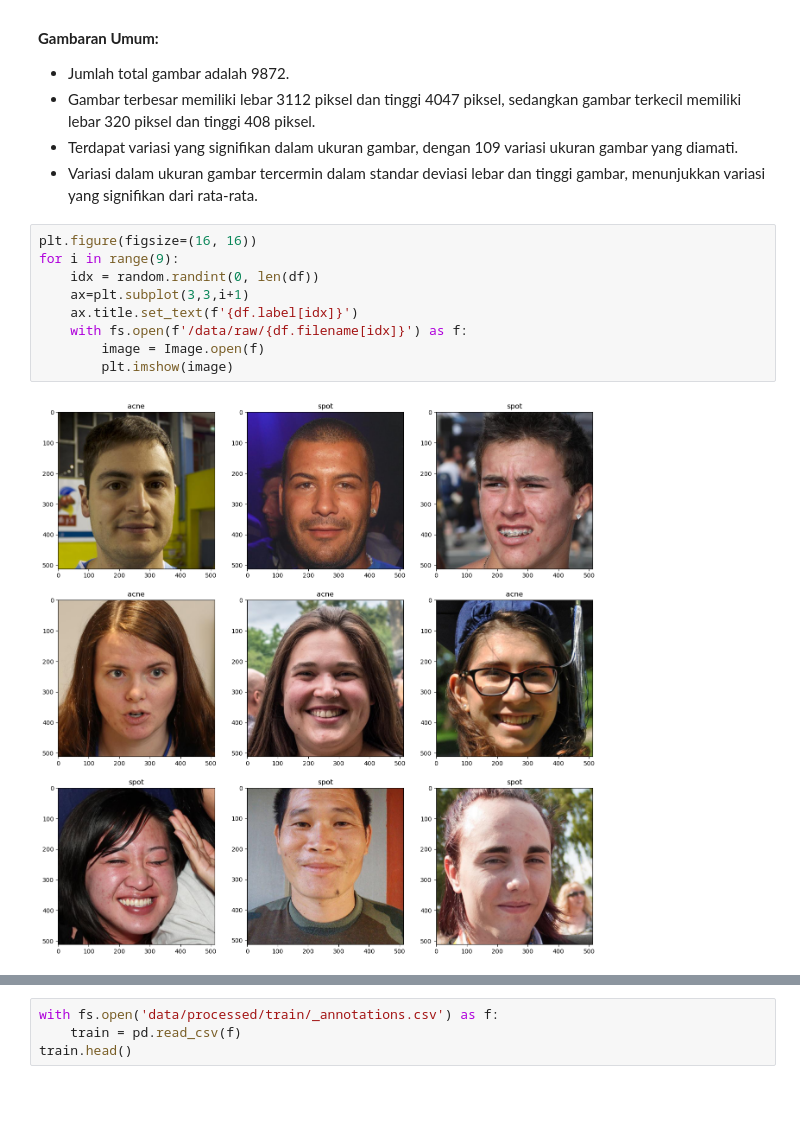
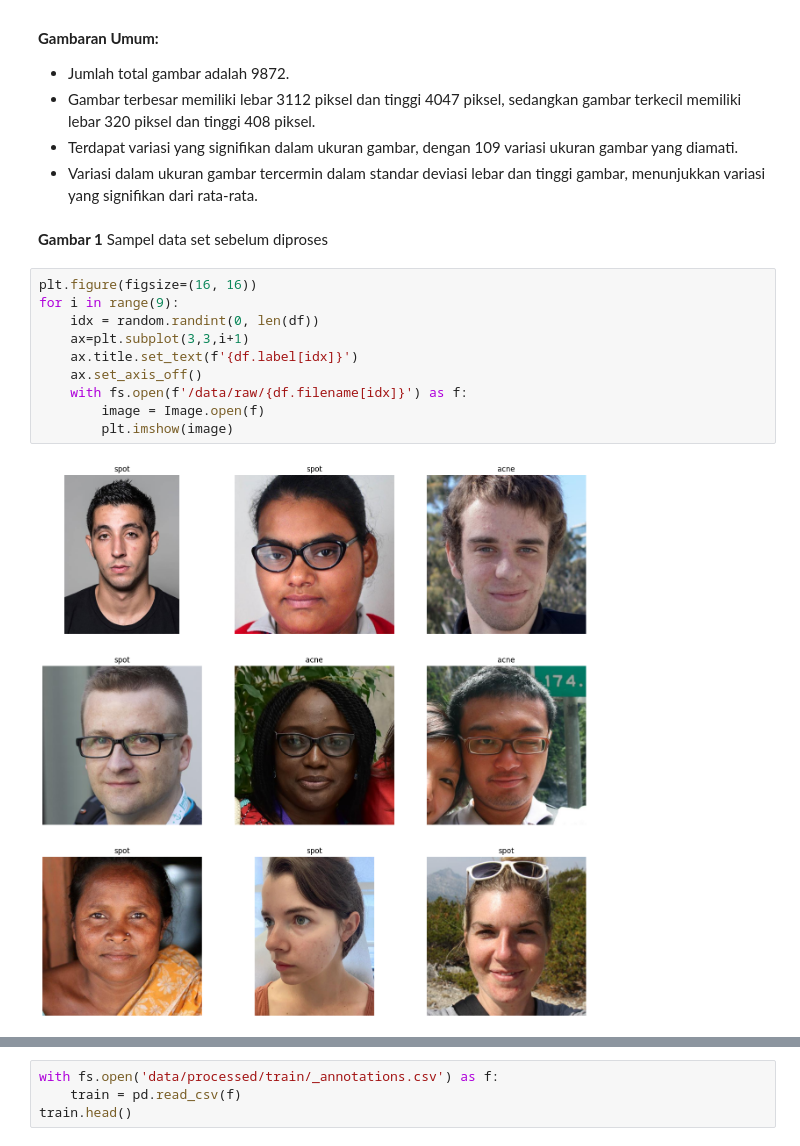
Before and after one commit to izzalDev/acne-classification-v2, a Jupyter notebook: 1 Technical Analysis.ipynb, the cells around one changed output, grey strips where cells are left out. Cells and saved outputs as stored; diff of their text form; blank space fills up the shorter version.

```diff
--- a/1 Technical Analysis.ipynb
+++ b/1 Technical Analysis.ipynb
@@ -150,14 +152,17 @@ Pada tabel 1 dan 2 dapat disimpulkan sebagai berikut:
 + Gambar terbesar memiliki lebar 3112 piksel dan tinggi 4047 piksel, sedangkan gambar terkecil memiliki lebar 320 piksel dan tinggi 408 piksel.
 + Terdapat variasi yang signifikan dalam ukuran gambar, dengan 109 variasi ukuran gambar yang diamati.
 + Variasi dalam ukuran gambar tercermin dalam standar deviasi lebar dan tinggi gambar, menunjukkan variasi yang signifikan dari rata-rata.
+# %% [markdown]
+**Gambar 1** Sampel data set sebelum diproses
 # %%
 plt.figure(figsize=(16, 16))
 for i in range(9):
     idx = random.randint(0, len(df))
     ax=plt.subplot(3,3,i+1)
     ax.title.set_text(f'{df.label[idx]}')
+    ax.set_axis_off()
     with fs.open(f'/data/raw/{df.filename[idx]}') as f:
         image = Image.open(f)
         plt.imshow(image)
 # %% [output]
-[figure, old version]
+[figure, new version]
```
Also changed, not shown: parts of 34 cells of this notebook.
